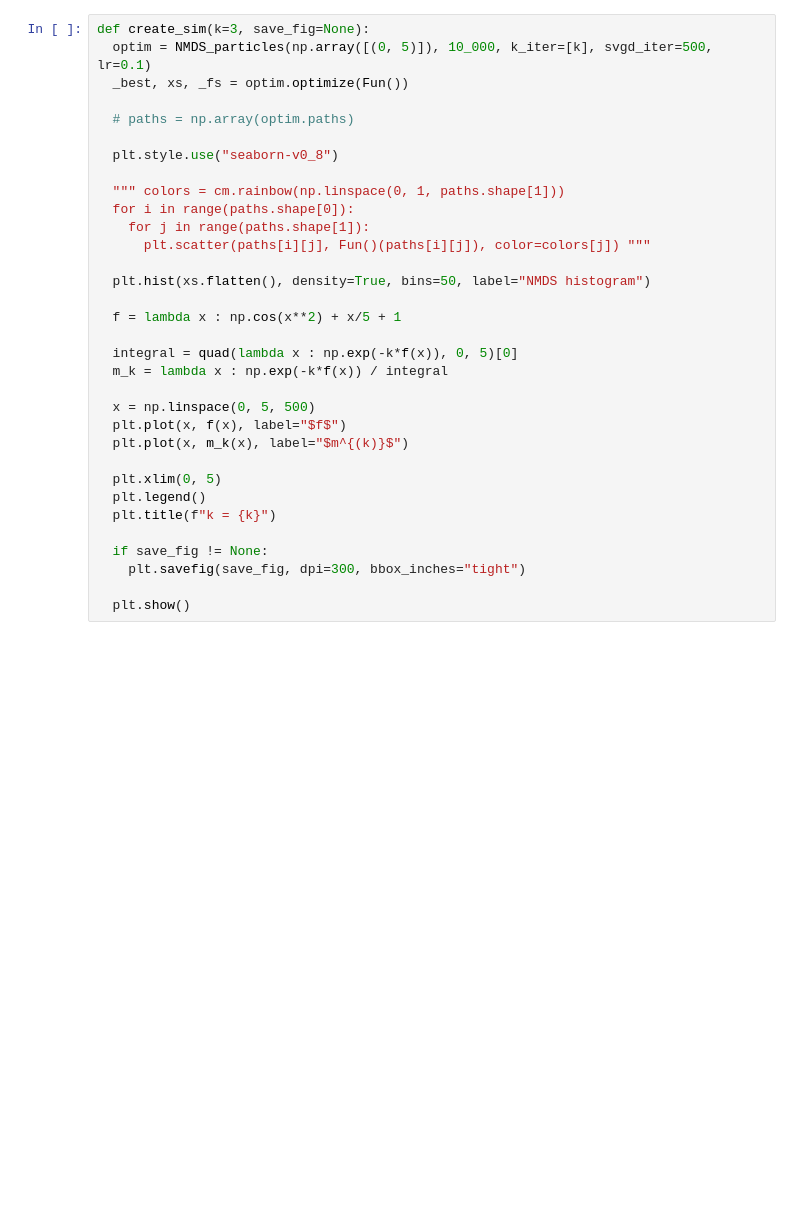
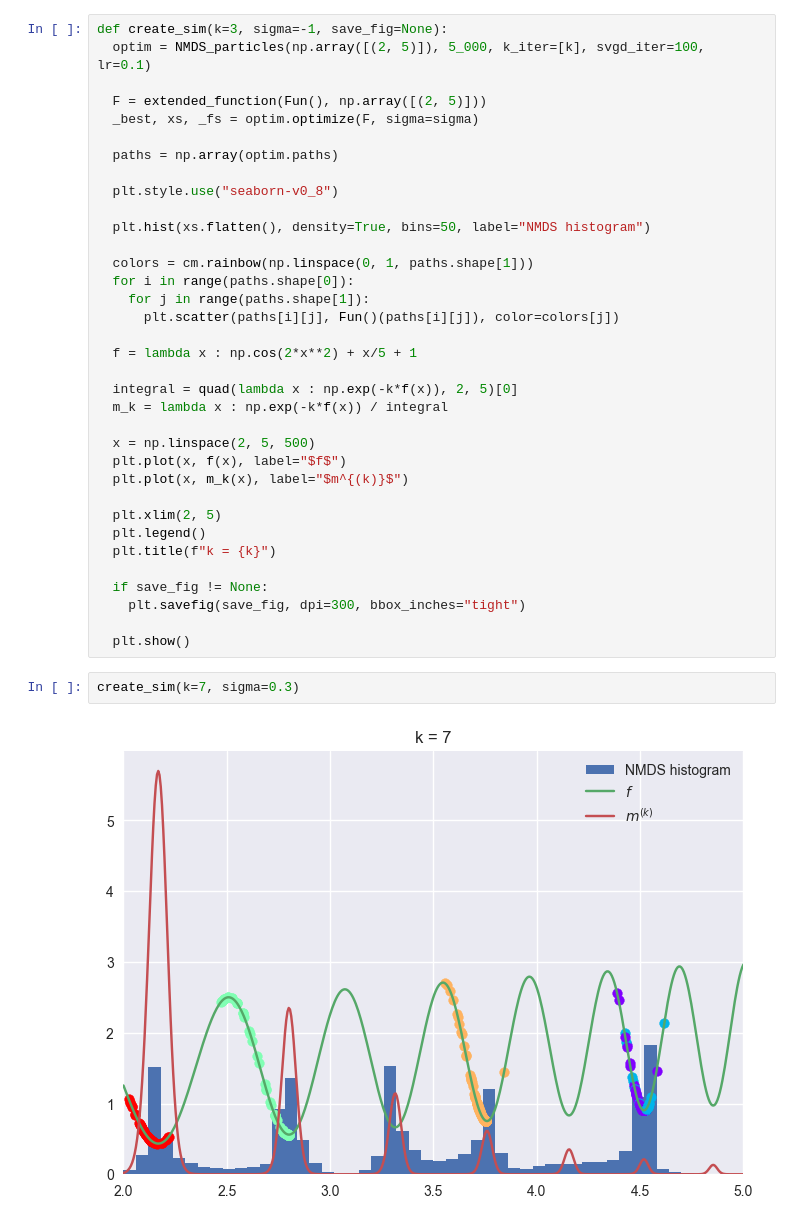
Before and after one commit to gaetanserre/Stochastic-Global-Optimization, a Jupyter notebook: Boltzmann_NMDS.ipynb, the cells around one changed output. Cells and saved outputs as stored; diff of their text form; blank space fills up the shorter version.

```diff
--- a/Boltzmann_NMDS.ipynb
+++ b/Boltzmann_NMDS.ipynb
@@ -19,29 +20,31 @@ class Fun:
 # %%
-def create_sim(k=3, save_fig=None):
-  optim = NMDS_particles(np.array([(0, 5)]), 10_000, k_iter=[k], svgd_iter=500, lr=0.1)
-  _best, xs, _fs = optim.optimize(Fun())
+def create_sim(k=3, sigma=-1, save_fig=None):
+  optim = NMDS_particles(np.array([(2, 5)]), 5_000, k_iter=[k], svgd_iter=100, lr=0.1)
 
-  # paths = np.array(optim.paths)
+  F = extended_function(Fun(), np.array([(2, 5)]))
+  _best, xs, _fs = optim.optimize(F, sigma=sigma)
+
+  paths = np.array(optim.paths)
 
   plt.style.use("seaborn-v0_8")
 
-  """ colors = cm.rainbow(np.linspace(0, 1, paths.shape[1]))
+  plt.hist(xs.flatten(), density=True, bins=50, label="NMDS histogram")
+
+  colors = cm.rainbow(np.linspace(0, 1, paths.shape[1]))
   for i in range(paths.shape[0]):
     for j in range(paths.shape[1]):
-      plt.scatter(paths[i][j], Fun()(paths[i][j]), color=colors[j]) """
+      plt.scatter(paths[i][j], Fun()(paths[i][j]), color=colors[j])
 
-  plt.hist(xs.flatten(), density=True, bins=50, label="NMDS histogram")
+  f = lambda x : np.cos(2*x**2) + x/5 + 1
 
-  f = lambda x : np.cos(x**2) + x/5 + 1
-
-  integral = quad(lambda x : np.exp(-k*f(x)), 0, 5)[0]
+  integral = quad(lambda x : np.exp(-k*f(x)), 2, 5)[0]
   m_k = lambda x : np.exp(-k*f(x)) / integral
 
-  x = np.linspace(0, 5, 500)
+  x = np.linspace(2, 5, 500)
   plt.plot(x, f(x), label="$f$")
   plt.plot(x, m_k(x), label="$m^{(k)}$")
 
-  plt.xlim(0, 5)
+  plt.xlim(2, 5)
   plt.legend()
   plt.title(f"k = {k}")
 
@@ -49,3 +52,7 @@ def create_sim(k=3, save_fig=None):
     plt.savefig(save_fig, dpi=300, bbox_inches="tight")
 
   plt.show()
+# %%
+create_sim(k=7, sigma=0.3)
+# %% [output]
+[figure, added]
```
Also changed, not shown: parts of 5 cells of this notebook, 2 other files.
